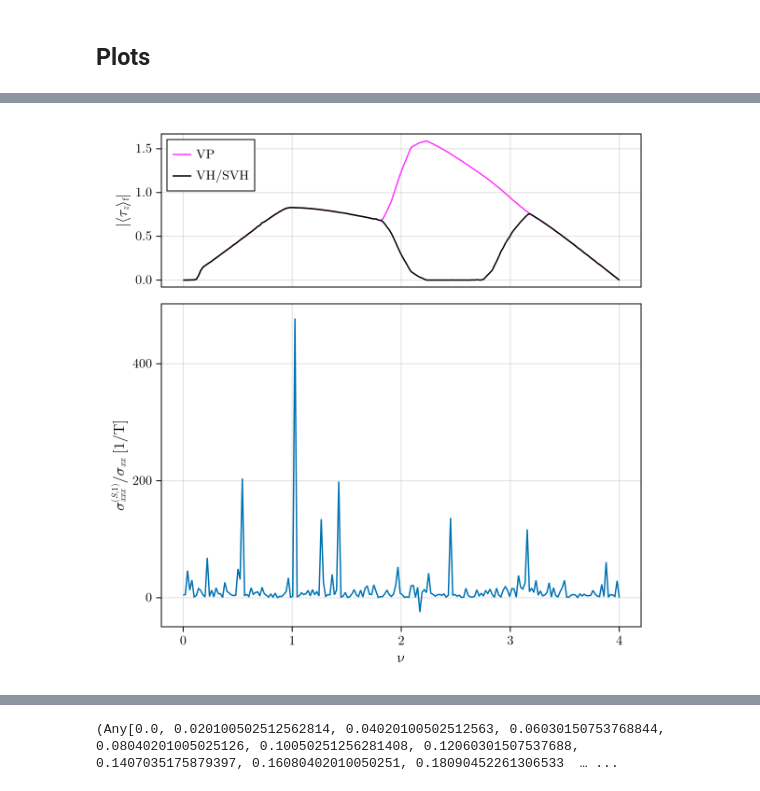
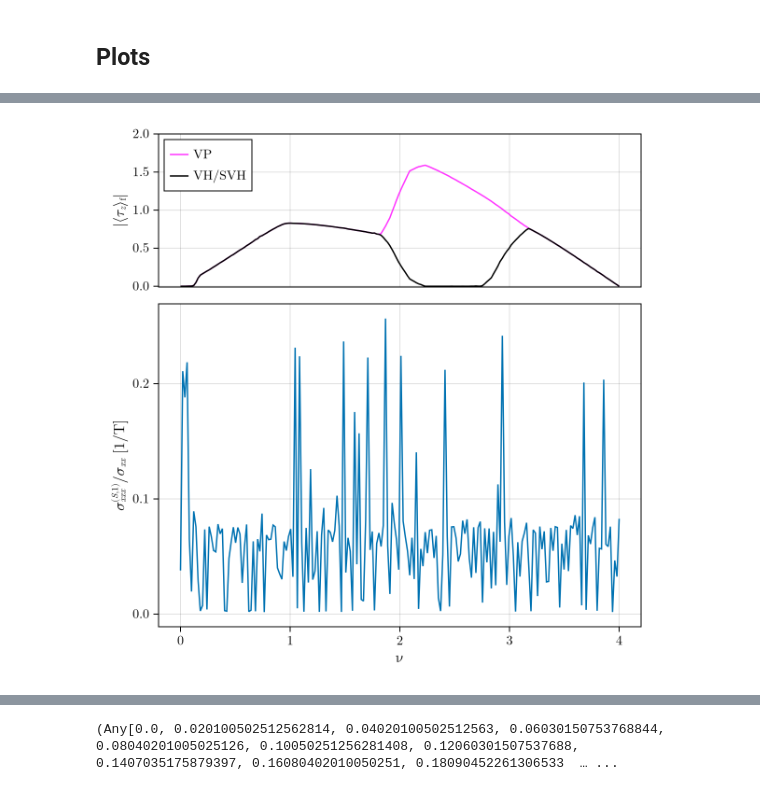
Before and after one commit to fernandopenaranda/LMC, a Jupyter notebook: src/Paper/Figure_TBG.ipynb, the cells around one changed output, grey strips where cells are left out. Saved outputs shown, nothing was run; the diff lists cells and outputs as text; code cells hidden in the pictures.

```diff
--- a/src/Paper/Figure_TBG.ipynb
+++ b/src/Paper/Figure_TBG.ipynb
@@ -191,45 +168,3 @@ progress: 1.0 |  val: 1.6325092239141226
 ## Plots
 # %%
 using CairoMakie, LaTeXStrings, JLD2, Colors
-# %%
-
-function lat_tbg_figure( drudepresetpath, drudepath, lmcpresetpath, lmcpath, folder = 2281278; fontsize = 14)
-    with_theme(merge(theme_latexfonts(), Theme(fontsize = fontsize))) do #
-        tbg_figure( drudepresetpath, drudepath, lmcpresetpath, lmcpath, folder; fontsize = fontsize)
-    end
-end
-
-function tbg_figure(drudepresetpath, drudepath, lmcpresetpath, lmcpath, folder; fontsize = 12)
-    figtbg = Figure(size = (600, 600))
-    ax1 = Axis(figtbg[1,1], xlabel = "ν", ylabel = L"$|\langle \tau_z \rangle_\text{f}|$", xlabelsize = fontsize +2, ylabelsize = fontsize +2)
-    ax2 = Axis(figtbg[2:3,1], xlabel = "ν", ylabel = L"$\sigma_{xxx}^{(S,1)}/\sigma_{xx}\text{ [1/T]}$", xlabelsize = fontsize +2, ylabelsize = fontsize +2)
-    hidexdecorations!(ax1, grid = false)
-
-    simportedvp = LMC.provide_folder_get_observables_atlas_reshuffled(folder,"vp")
-    simportedqah = LMC.provide_folder_get_observables_atlas_reshuffled(folder,"qah")
-    t1 = tauz(simportedvp)
-    t2 = tauz(simportedqah)
-    fig = Figure()
-
-    col = parse(Colorant, "#FF34FFFF")
-    lines!(ax1, simportedvp.ns, t1, label =  L"$\text{VP}" , color = col)
-    lines!(ax1, simportedvp.ns, t2, label =  L"$\text{VH/SVH}$", color = :black)
-    ylims!(ax, -0.01, 2)
-    axislegend(ax1, position = :lt)
-
-    #_________________________________________#_________________________________________
-    νs, vals = aux_plot_tbg_obs(drudepresetpath, drudepath)
-    # ylims!(ax2, -0.05,0.05)
-    lines!(ax2, [ν for ν in νs], [obs for obs in vals])
-
-    figtbg
-end
-
-
-function tauz(s::Self_consistent_data)
-    taus = zeros(Float64,length(s.ofmats))
-    for i in 1:length(s.ofmats)
-        taus[i] = abs(sum(s.ofmats[i] .* [1, 1, -1, -1, 1, 1, -1, -1]))
-    end
-    taus
-end
@@ -238,4 +284,4 @@ tauz (generic function with 1 method)
 # %%
-lat_tbg_figure(drudepresetpath, drudepath, drudepresetpath, drudepath)
+lat_tbg_figure(drudepresetpath, drudepath, lmcpresetpath, lmcpath)
 # %% [output]
-[figure, old version]
+[figure, new version]
```
Also changed, not shown: parts of 28 cells of this notebook, 36 other files.
